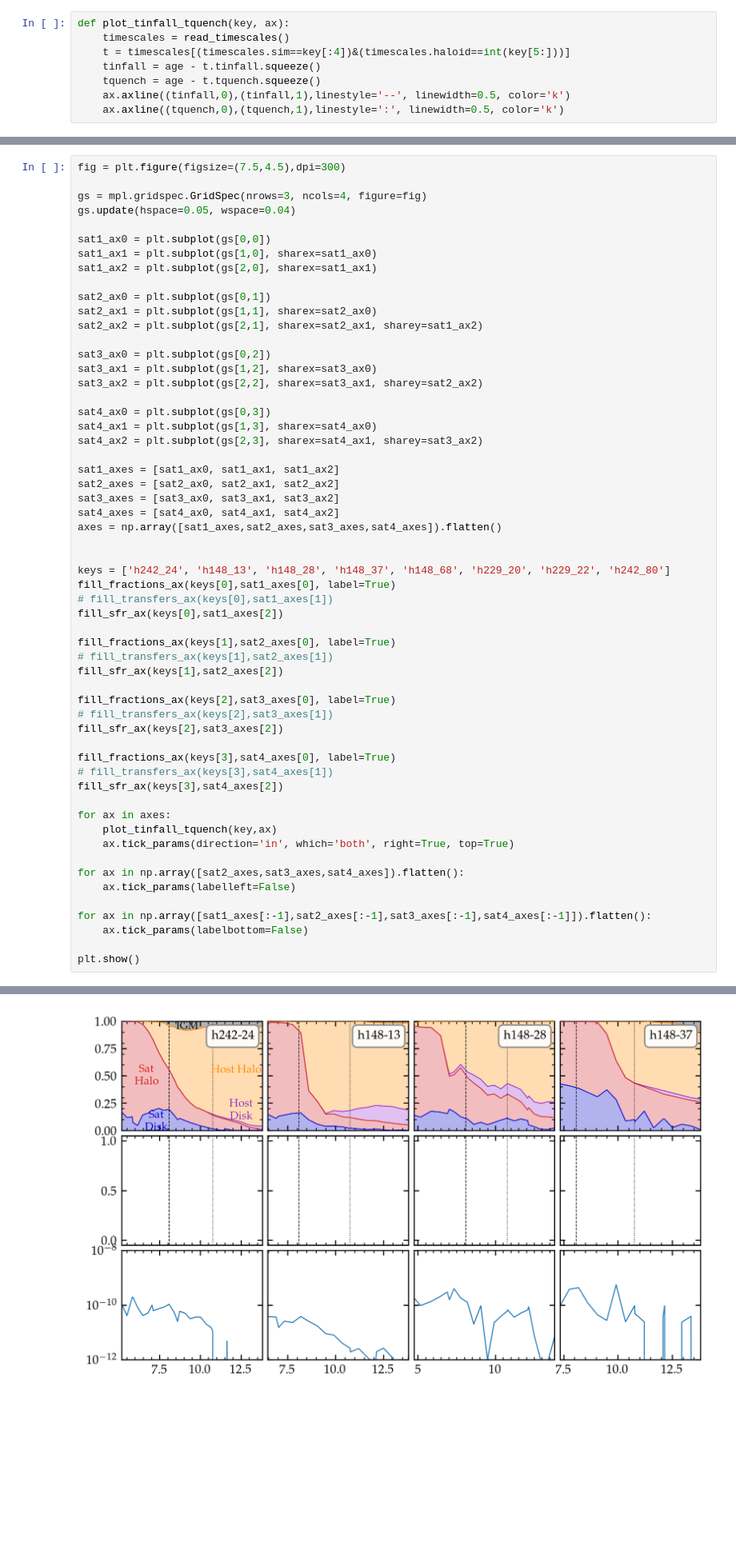
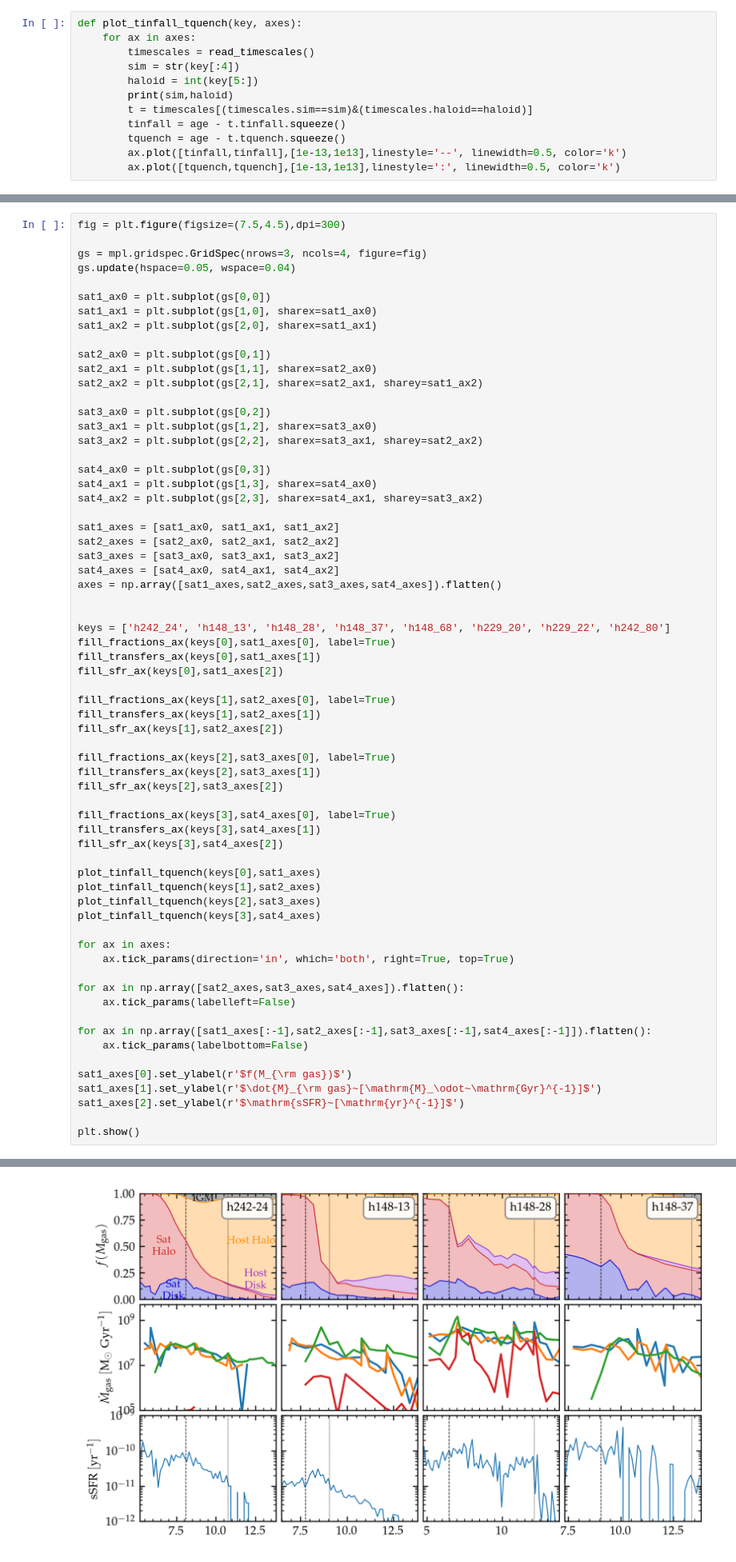
Before and after one commit to hollisakins/Justice_League_Code, a Jupyter notebook: Analysis/RamPressure/ParticleTrackingPlots.ipynb, the cells around one changed output, grey strips where cells are left out. Shown at 80% size. Cells and saved outputs as stored; diff of their text form; blank space fills up the shorter version.

```diff
--- a/Analysis/RamPressure/ParticleTrackingPlots.ipynb
+++ b/Analysis/RamPressure/ParticleTrackingPlots.ipynb
@@ -575,13 +575,17 @@ plt.show()
 # %% [markdown]
 ## Grid of plots of gas fractions, transfer rates, and SFR
 # %%
-def plot_tinfall_tquench(key, ax):
-    timescales = read_timescales()
-    t = timescales[(timescales.sim==key[:4])&(timescales.haloid==int(key[5:]))]
-    tinfall = age - t.tinfall.squeeze()
-    tquench = age - t.tquench.squeeze()
-    ax.axline((tinfall,0),(tinfall,1),linestyle='--', linewidth=0.5, color='k')
-    ax.axline((tquench,0),(tquench,1),linestyle=':', linewidth=0.5, color='k')
+def plot_tinfall_tquench(key, axes):
+    for ax in axes:
+        timescales = read_timescales()
+        sim = str(key[:4])
+        haloid = int(key[5:])
+        print(sim,haloid)
+        t = timescales[(timescales.sim==sim)&(timescales.haloid==haloid)]
+        tinfall = age - t.tinfall.squeeze()
+        tquench = age - t.tquench.squeeze()
+        ax.plot([tinfall,tinfall],[1e-13,1e13],linestyle='--', linewidth=0.5, color='k')
+        ax.plot([tquench,tquench],[1e-13,1e13],linestyle=':', linewidth=0.5, color='k')
 # %%
 def fill_fractions_ax(key, ax, label=False):
     data = pd.read_hdf(path, key=key)
@@ -717,23 +817,27 @@ axes = np.array([sat1_axes,sat2_axes,sat3_axes,sat4_axes]).flatten()
 
 keys = ['h242_24', 'h148_13', 'h148_28', 'h148_37', 'h148_68', 'h229_20', 'h229_22', 'h242_80']
 fill_fractions_ax(keys[0],sat1_axes[0], label=True)
-# fill_transfers_ax(keys[0],sat1_axes[1])
+fill_transfers_ax(keys[0],sat1_axes[1])
 fill_sfr_ax(keys[0],sat1_axes[2])
 
 fill_fractions_ax(keys[1],sat2_axes[0], label=True)
-# fill_transfers_ax(keys[1],sat2_axes[1])
+fill_transfers_ax(keys[1],sat2_axes[1])
 fill_sfr_ax(keys[1],sat2_axes[2])
 
 fill_fractions_ax(keys[2],sat3_axes[0], label=True)
-# fill_transfers_ax(keys[2],sat3_axes[1])
+fill_transfers_ax(keys[2],sat3_axes[1])
 fill_sfr_ax(keys[2],sat3_axes[2])
 
 fill_fractions_ax(keys[3],sat4_axes[0], label=True)
-# fill_transfers_ax(keys[3],sat4_axes[1])
+fill_transfers_ax(keys[3],sat4_axes[1])
 fill_sfr_ax(keys[3],sat4_axes[2])
 
+plot_tinfall_tquench(keys[0],sat1_axes)
+plot_tinfall_tquench(keys[1],sat2_axes)
+plot_tinfall_tquench(keys[2],sat3_axes)
+plot_tinfall_tquench(keys[3],sat4_axes)
+
 for ax in axes:
-    plot_tinfall_tquench(key,ax)
     ax.tick_params(direction='in', which='both', right=True, top=True)
 
 for ax in np.array([sat2_axes,sat3_axes,sat4_axes]).flatten():
@@ -742,5 +846,9 @@ for ax in np.array([sat2_axes,sat3_axes,sat4_axes]).flatten():
 for ax in np.array([sat1_axes[:-1],sat2_axes[:-1],sat3_axes[:-1],sat4_axes[:-1]]).flatten():
     ax.tick_params(labelbottom=False)
 
+sat1_axes[0].set_ylabel(r'$f(M_{\rm gas})$')
+sat1_axes[1].set_ylabel(r'$\dot{M}_{\rm gas}~[\mathrm{M}_\odot~\mathrm{Gyr}^{-1}]$')
+sat1_axes[2].set_ylabel(r'$\mathrm{sSFR}~[\mathrm{yr}^{-1}]$')
+
 plt.show()
 # %% [output]
@@ -747 +867 @@ plt.show()
-[figure, old version]
+[figure, new version]
```
Also changed, not shown: parts of 6 cells of this notebook, 10 other files.
